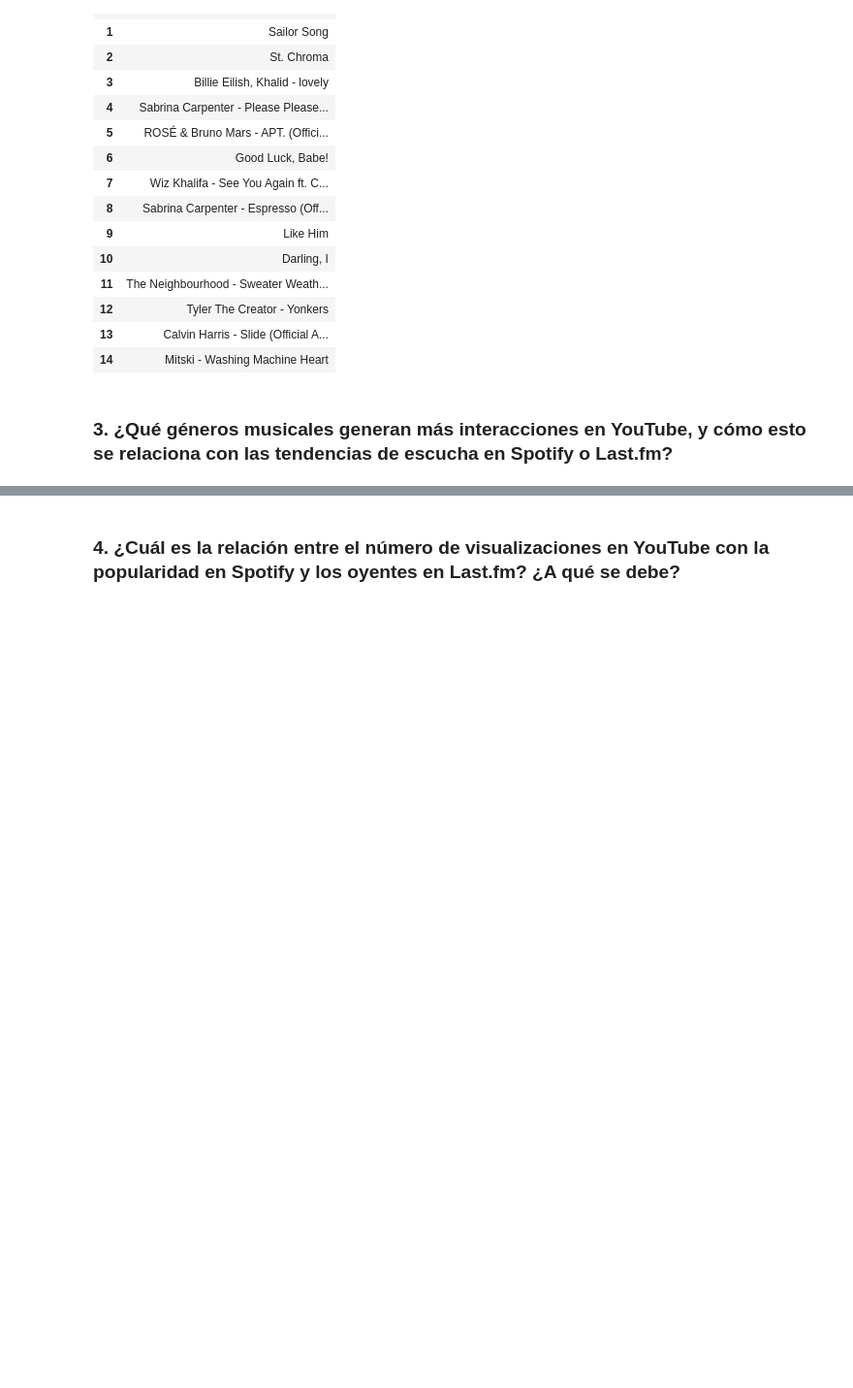
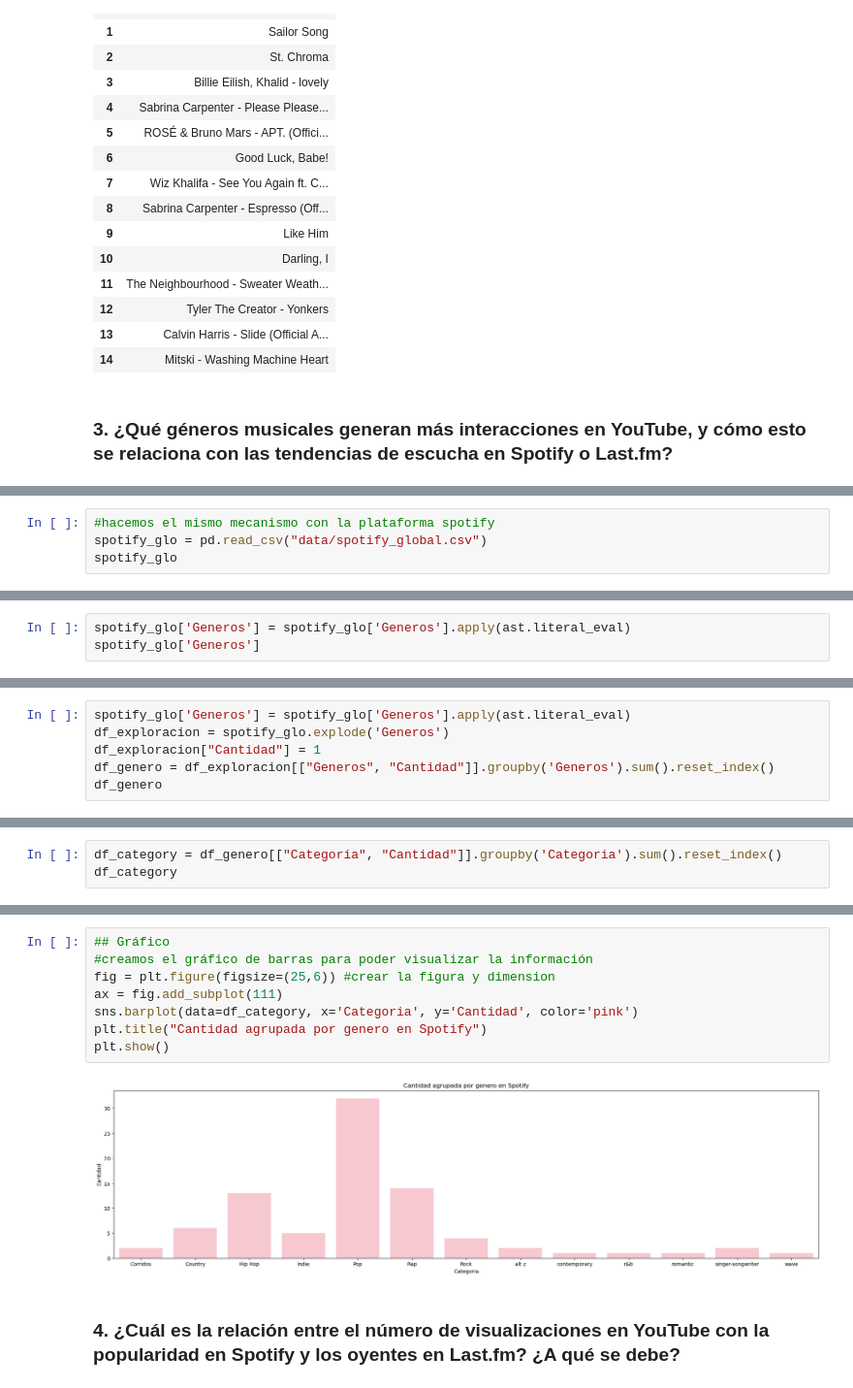
Before and after one commit to wattmoox/Proyecto_Data_Sience, a Jupyter notebook: main.ipynb, the cells around one changed output, grey strips where cells are left out. Shown at 97% size. Drawn from its saved outputs; the diff is of its cells as text; blank space fills up the shorter version.

```diff
--- a/main.ipynb
+++ b/main.ipynb
@@ -252,0 +361,4 @@ merged_genres.head()
+# %%
+#hacemos el mismo mecanismo con la plataforma spotify
+spotify_glo = pd.read_csv("data/spotify_global.csv")
+spotify_glo
@@ -252,0 +383,3 @@ merged_genres.head()
+# %%
+spotify_glo['Generos'] = spotify_glo['Generos'].apply(ast.literal_eval)
+spotify_glo['Generos']
@@ -252,0 +404,6 @@ merged_genres.head()
+# %%
+spotify_glo['Generos'] = spotify_glo['Generos'].apply(ast.literal_eval)
+df_exploracion = spotify_glo.explode('Generos')
+df_exploracion["Cantidad"] = 1
+df_genero = df_exploracion[["Generos", "Cantidad"]].groupby('Generos').sum().reset_index()
+df_genero
@@ -252,0 +474,3 @@ merged_genres.head()
+# %%
+df_category = df_genero[["Categoria", "Cantidad"]].groupby('Categoria').sum().reset_index()
+df_category
@@ -253,3 +492,13 @@ merged_genres.head()
+# %%
+## Gráfico
+#creamos el gráfico de barras para poder visualizar la información
+fig = plt.figure(figsize=(25,6)) #crear la figura y dimension
+ax = fig.add_subplot(111)
+sns.barplot(data=df_category, x='Categoria', y='Cantidad', color='pink')
+plt.title("Cantidad agrupada por genero en Spotify")
+plt.show()
+# %% [output]
+[figure, added]
 # %% [markdown]
 ### 4. ¿Cuál es la relación entre el número de visualizaciones en YouTube con la popularidad en Spotify y los oyentes en Last.fm? ¿A qué se debe?
 # %%
```
Also changed, not shown: parts of 39 cells of this notebook, 5 other files.
